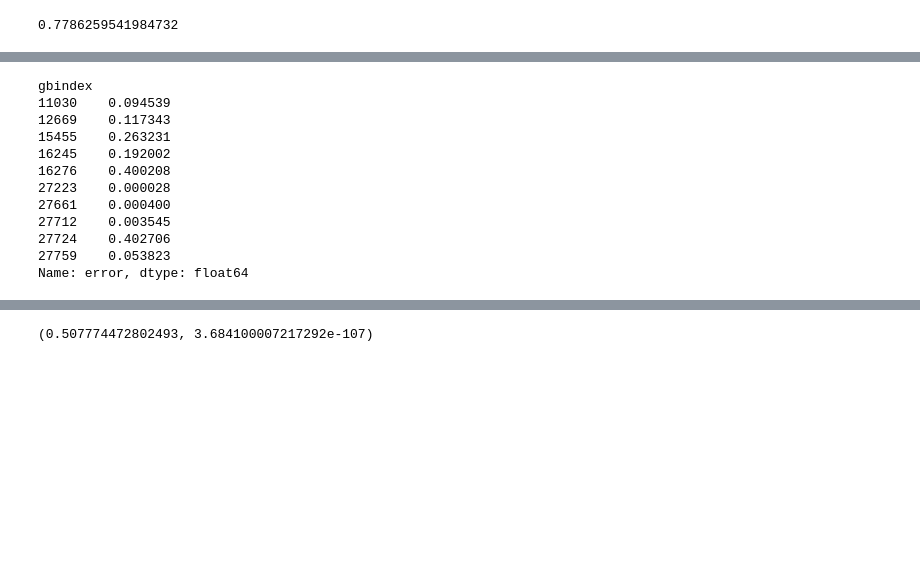
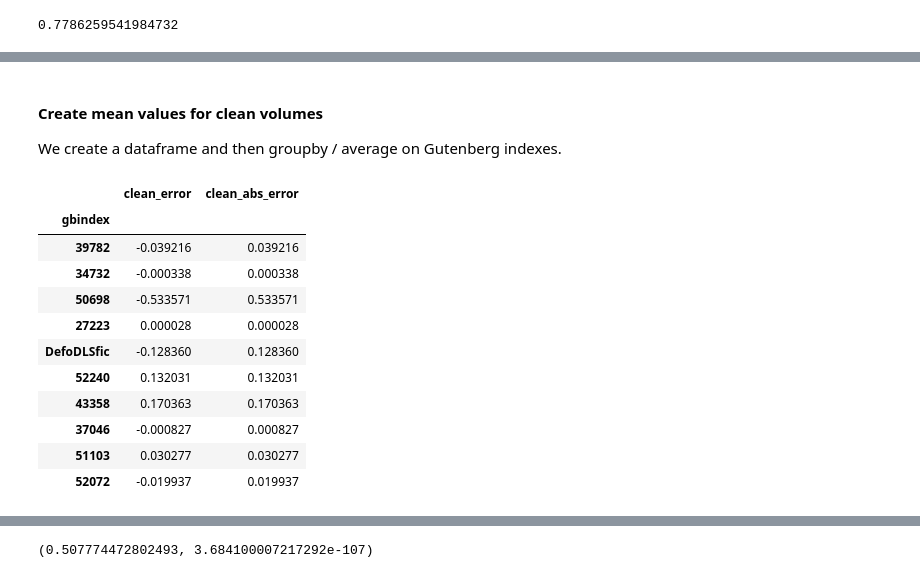
Before and after one commit to tedunderwood/nehuncertainty, a Jupyter notebook: analysis/second_analysis_template.ipynb, the cells around one changed output, grey strips where cells are left out. Cells and saved outputs as stored; diff of their text form; code cells hidden in the pictures; blank space fills up the shorter version.

```diff
--- a/analysis/second_analysis_template.ipynb
+++ b/analysis/second_analysis_template.ipynb
@@ -607,7 +618,12 @@ clean_y = cleanmodelmeta['authgender'].map({'f': 1, 'm': 0})
 
 clean_probabilities = np.append(cleantrain_probabilities[ : , 0], cleantest_probabilities[ : , 0])
 # %%
-clean_error = np.abs(clean_y - clean_probabilities)
+clean_error = clean_y - clean_probabilities
+clean_absolute_error = np.abs(clean_error)
+# %% [markdown]
+#### Create mean values for clean volumes
+
+We create a dataframe and then groupby / average on Gutenberg indexes.
 # %%
 clean_gbi = [get_gbindex(x) for x in cleanmodelmeta['chunkid']]
 clean_df = pd.DataFrame({'chunkid': cleanmodelmeta['chunkid'], 'gbindex': clean_gbi,
@@ -617,18 +633,18 @@ meanerror = clean_df.groupby('gbindex').mean()['error']
-# %%
-meanerror[0:10]
-# %% [output]
-gbindex
-11030    0.094539
-12669    0.117343
-15455    0.263231
-16245    0.192002
-16276    0.400208
-27223    0.000028
-27661    0.000400
-27712    0.003545
-27724    0.402706
-27759    0.053823
-Name: error, dtype: float64
+# %%
+meandf.sample(10)
+# %% [output]
+|  | clean_error | clean_abs_error |
+| gbindex |  |  |
+| 39782 | -0.039216 | 0.039216 |
+| 34732 | -0.000338 | 0.000338 |
+| 50698 | -0.533571 | 0.533571 |
+| 27223 | 0.000028 | 0.000028 |
+| DefoDLSfic | -0.128360 | 0.128360 |
+| 52240 | 0.132031 | 0.132031 |
+| 43358 | 0.170363 | 0.170363 |
+| 37046 | -0.000827 | 0.000827 |
+| 51103 | 0.030277 | 0.030277 |
+| 52072 | -0.019937 | 0.019937 |
 # %%
 dirty_gbi = [get_gbindex(x) for x in dirtymodelmeta['chunkid']]
 dirty_df = pd.DataFrame({'chunkid': list(dirtymodelmeta['chunkid']), 'gbindex': dirty_gbi,
```
Also changed, not shown: parts of 36 cells of this notebook.
